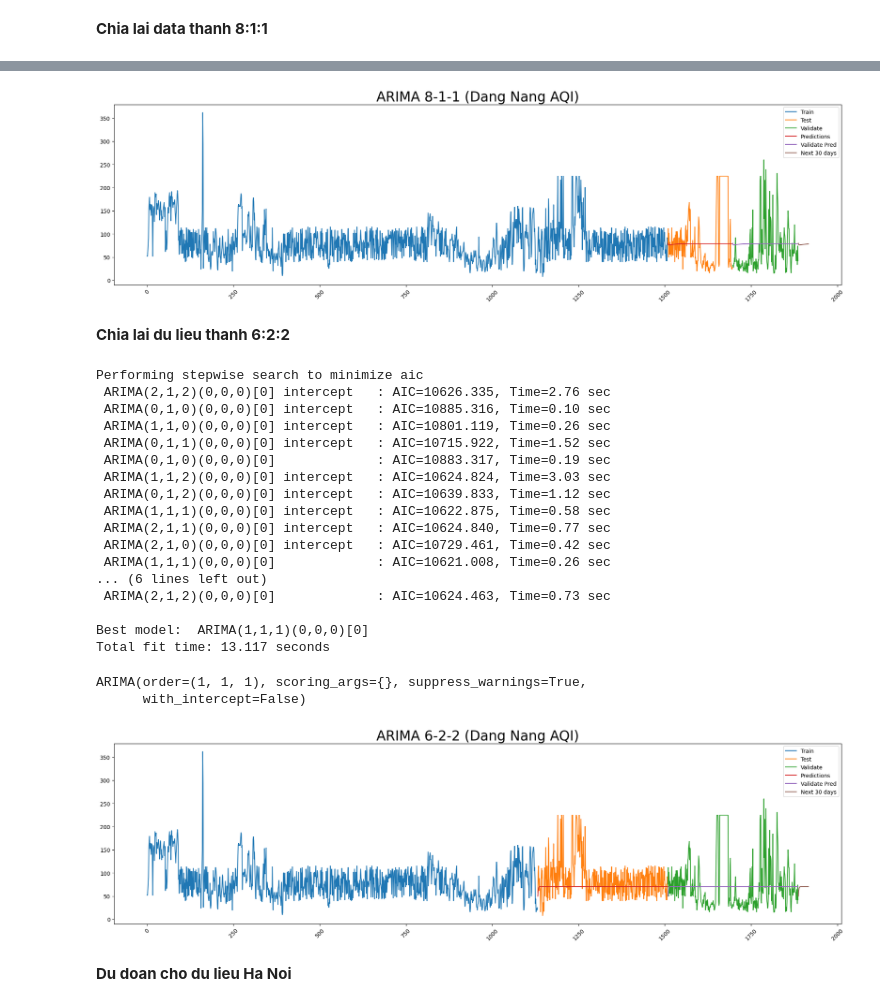
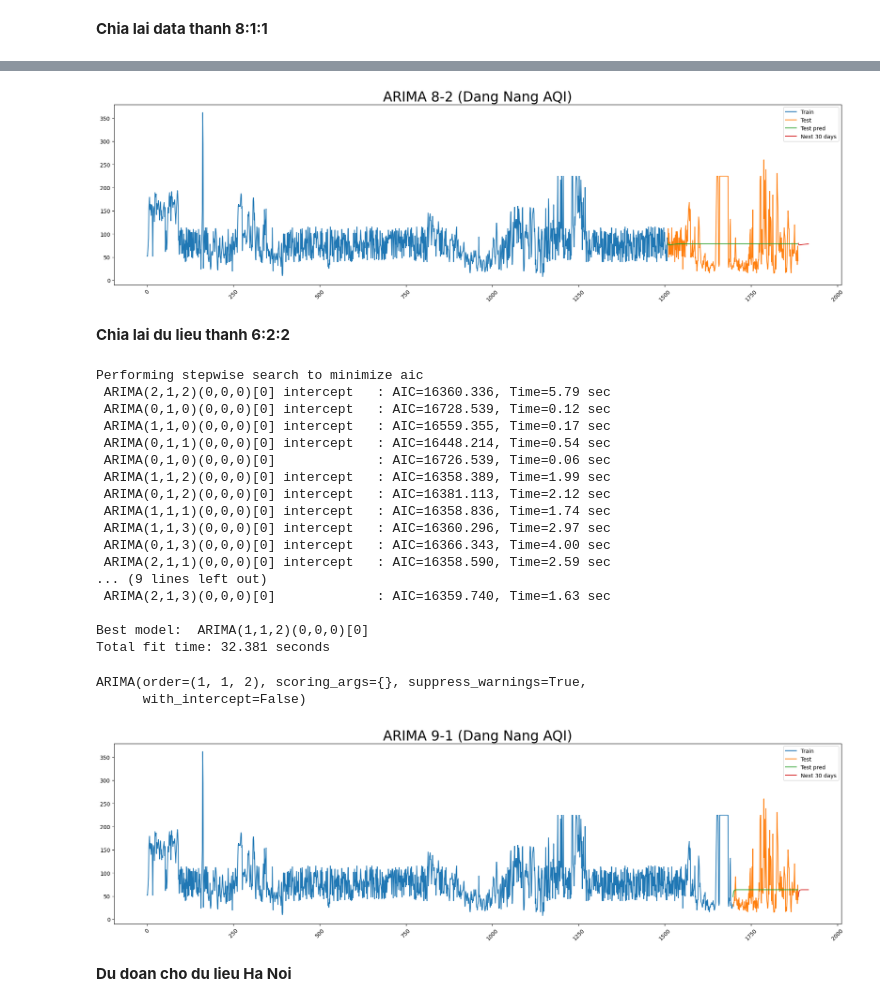
Before and after one commit to ngoctuanuit/IS403_O21_12, a Jupyter notebook: Model/Arima.ipynb, the cells around one changed output, grey strips where cells are left out. Saved outputs shown, nothing was run; the diff lists cells and outputs as text; code cells hidden in the pictures.

```diff
--- a/Model/Arima.ipynb
+++ b/Model/Arima.ipynb
@@ -191,29 +184,27 @@ next_30_days_data = pd.Series(range(last_number_days + 1, last_number_days + 31)
 plt.figure(figsize=(24, 6))
 plt.plot(train_data.index, train_data['AQI'])
 plt.plot(test_data.index, test_data['AQI'])
-plt.plot(val_data.index, val_data['AQI'])
+# plt.plot(val_data.index, val_data['AQI'])
 
 plt.plot(test_data.index, test_pred)
-plt.plot(val_data.index, val_pred)
+# plt.plot(val_data.index, val_pred)
 plt.plot(next_30_days_data , next_30days_pred)
-plt.legend(['Train', 'Test', 'Validate', 'Predictions', 'Validate Pred', 'Next 30 days'])
+plt.legend(['Train', 'Test', 'Test pred', 'Next 30 days'])
 plt.xticks(rotation=45)
-plt.title('ARIMA 8-1-1 (Dang Nang AQI)', fontsize=25)
+plt.title('ARIMA 8-2 (Dang Nang AQI)', fontsize=25)
 
 plt.show()
 # %% [output]
-[figure, old version]
+[figure, new version]
 # %% [markdown]
 **Chia lai du lieu thanh 6:2:2**
 # %%
-# Chia dữ liệu thành tập train, tập test, tập validate theo tỉ lệ 8:1:1
-train_size = int(0.6 * len(df))
-test_size = int(0.2 * len(df))
-val_size = len(df) - train_size - test_size
+# Chia dữ liệu thành tập train, tập test, tập validate theo tỉ lệ 9:1
+train_size = int(0.9 * len(df))
+
 
 train_data = df[:train_size]
-test_data = df[train_size:train_size+test_size]
-val_data = df[train_size+test_size:]
+test_data = df[train_size:]
 # %%
 model = auto_arima(train_data['AQI'],
                    trace=True,
@@ -223,23 +214,23 @@ model = auto_arima(train_data['AQI'],
 model.fit(train_data['AQI'])
 # %% [output]
 Performing stepwise search to minimize aic
- ARIMA(2,1,2)(0,0,0)[0] intercept   : AIC=10626.335, Time=2.76 sec
- ARIMA(0,1,0)(0,0,0)[0] intercept   : AIC=10885.316, Time=0.10 sec
- ARIMA(1,1,0)(0,0,0)[0] intercept   : AIC=10801.119, Time=0.26 sec
- ARIMA(0,1,1)(0,0,0)[0] intercept   : AIC=10715.922, Time=1.52 sec
- ARIMA(0,1,0)(0,0,0)[0]             : AIC=10883.317, Time=0.19 sec
- ARIMA(1,1,2)(0,0,0)[0] intercept   : AIC=10624.824, Time=3.03 sec
- ARIMA(0,1,2)(0,0,0)[0] intercept   : AIC=10639.833, Time=1.12 sec
- ARIMA(1,1,1)(0,0,0)[0] intercept   : AIC=10622.875, Time=0.58 sec
- ARIMA(2,1,1)(0,0,0)[0] intercept   : AIC=10624.840, Time=0.77 sec
- ARIMA(2,1,0)(0,0,0)[0] intercept   : AIC=10729.461, Time=0.42 sec
- ARIMA(1,1,1)(0,0,0)[0]             : AIC=10621.008, Time=0.26 sec
-... (6 lines left out)
- ARIMA(2,1,2)(0,0,0)[0]             : AIC=10624.463, Time=0.73 sec
+ ARIMA(2,1,2)(0,0,0)[0] intercept   : AIC=16360.336, Time=5.79 sec
+ ARIMA(0,1,0)(0,0,0)[0] intercept   : AIC=16728.539, Time=0.12 sec
+ ARIMA(1,1,0)(0,0,0)[0] intercept   : AIC=16559.355, Time=0.17 sec
+ ARIMA(0,1,1)(0,0,0)[0] intercept   : AIC=16448.214, Time=0.54 sec
+ ARIMA(0,1,0)(0,0,0)[0]             : AIC=16726.539, Time=0.06 sec
+ ARIMA(1,1,2)(0,0,0)[0] intercept   : AIC=16358.389, Time=1.99 sec
+ ARIMA(0,1,2)(0,0,0)[0] intercept   : AIC=16381.113, Time=2.12 sec
+ ARIMA(1,1,1)(0,0,0)[0] intercept   : AIC=16358.836, Time=1.74 sec
+ ARIMA(1,1,3)(0,0,0)[0] intercept   : AIC=16360.296, Time=2.97 sec
+ ARIMA(0,1,3)(0,0,0)[0] intercept   : AIC=16366.343, Time=4.00 sec
+ ARIMA(2,1,1)(0,0,0)[0] intercept   : AIC=16358.590, Time=2.59 sec
+... (9 lines left out)
+ ARIMA(2,1,3)(0,0,0)[0]             : AIC=16359.740, Time=1.63 sec
 
-Best model:  ARIMA(1,1,1)(0,0,0)[0]
-Total fit time: 13.117 seconds
+Best model:  ARIMA(1,1,2)(0,0,0)[0]
+Total fit time: 32.381 seconds
-ARIMA(order=(1, 1, 1), scoring_args={}, suppress_warnings=True,
+ARIMA(order=(1, 1, 2), scoring_args={}, suppress_warnings=True,
       with_intercept=False)
 # %%
 # Test
@@ -251,26 +242,26 @@ next_30days_pred = model.predict( n_periods=30)
 # %%
 # Lấy giá trị của cột number_days ở dòng cuối cùng
 last_number_days = df.index[-1]
 
 # Tạo một Series mới với 30 ngày tiếp theo dựa vào giá trị cuối cùng của cột number_days
 next_30_days_data = pd.Series(range(last_number_days + 1, last_number_days + 31))
 
 
 plt.figure(figsize=(24, 6))
 plt.plot(train_data.index, train_data['AQI'])
 plt.plot(test_data.index, test_data['AQI'])
-plt.plot(val_data.index, val_data['AQI'])
+# plt.plot(val_data.index, val_data['AQI'])
 
 plt.plot(test_data.index, test_pred)
-plt.plot(val_data.index, val_pred)
+# plt.plot(val_data.index, val_pred)
 plt.plot(next_30_days_data , next_30days_pred)
-plt.legend(['Train', 'Test', 'Validate', 'Predictions', 'Validate Pred', 'Next 30 days'])
+plt.legend(['Train', 'Test', 'Test pred', 'Next 30 days'])
 plt.xticks(rotation=45)
-plt.title('ARIMA 6-2-2 (Dang Nang AQI)', fontsize=25)
+plt.title('ARIMA 9-1 (Dang Nang AQI)', fontsize=25)
 
 plt.show()
 # %% [output]
-[figure, old version]
+[figure, new version]
 # %% [markdown]
 **Du doan cho du lieu Ha Noi**
 # %%
```
Also changed, not shown: parts of 32 cells of this notebook.
